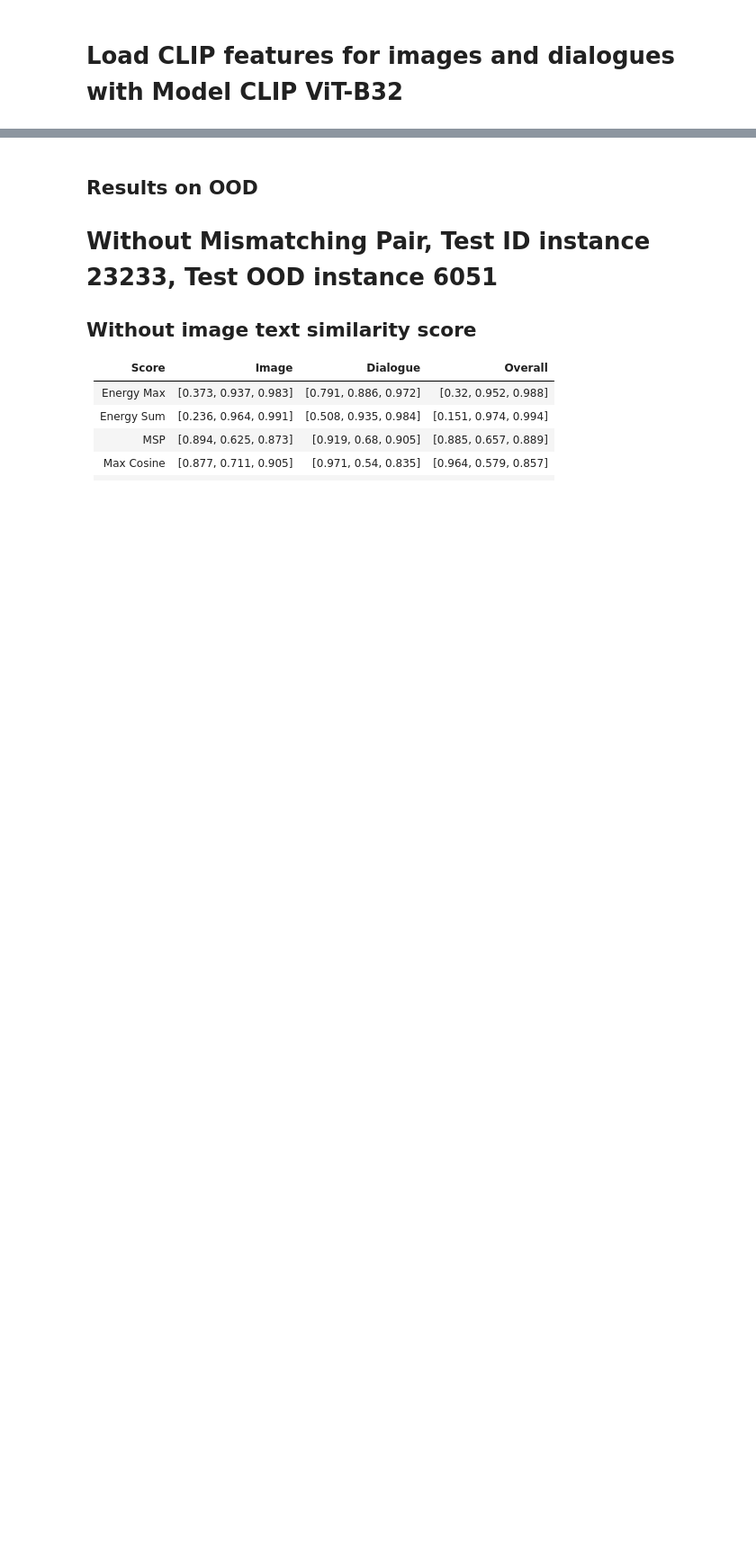
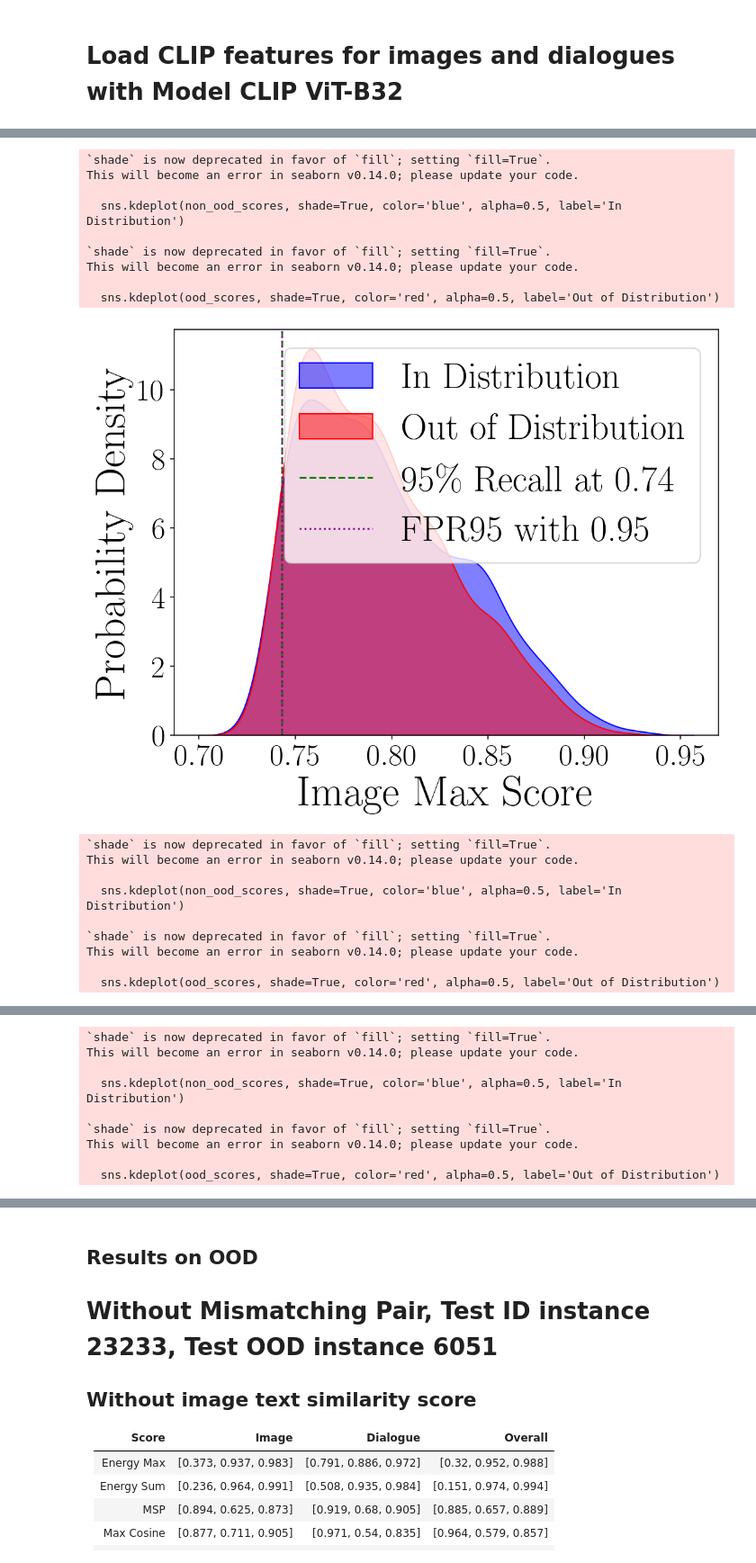
Before and after one commit to wfyitf/multimodal_ood, a Jupyter notebook: notebooks/meld_run.ipynb, the cells around one changed output, grey strips where cells are left out. Shown at 90% size. Saved outputs shown, nothing was run; the diff lists cells and outputs as text; code cells hidden in the pictures; blank space fills up the shorter version.

```diff
--- a/notebooks/meld_run.ipynb
+++ b/notebooks/meld_run.ipynb
@@ -214,8 +208,11 @@ import torch
 import torch.nn as nn
 import torch.optim as optim
 from models.DNN import model
+import importlib
+importlib.reload(model)
 
 image_model_loader = model.model_loader(logger=logger,
+                                  input_size=256,
                                   num_epochs=6,
                                   output_size=len(ind_category),
                                   learning_rate=0.001,
@@ -223,6 +220,7 @@ image_model_loader = model.model_loader(logger=logger,
                                   seed = 20)
 
 dialogue_model_loader = model.model_loader(logger=logger,
+                                    input_size=256,
                                     num_epochs=6,
                                     output_size=len(ind_category),
                                     learning_rate=0.001,
@@ -237,6 +235,6 @@ dialogue_model_loader = model.model_loader(logger=logger,
     X_test_dialogue,
     Y_train,
     Y_test
-) = image_model_loader.create_dataset(data_loader, df_table, add_mismatch = False, mismatch_num = 10000)
+) = image_model_loader.create_dataset(data_loader, df_table, add_mismatch = True, mismatch_num = 500, used_model = model_type)
 
 df_test['image_text_similarity'] = df_test.apply(image_text_similarity, axis=1)
@@ -279,18 +296,37 @@ for score_type in score_type_list:
 # %%
-import importlib
-importlib.reload(plot_figure)
+from utils import plot_figure
 
-score_type = "msp"
+score_type = "energy"
 type = "max"
 mode = "image"
 fpr = 95
 
 plot_figure.plot_score_distribution(df_test, score_type, type, mode="image", fpr=fpr)
 plot_figure.plot_score_distribution(df_test, score_type, type, mode="dialogue", fpr=fpr)
 plot_figure.plot_score_distribution(df_test, score_type, type, mode="overall", fpr=fpr)
 plot_figure.plot_score_distribution(df_test, score_type, type, mode="overall_transform", fpr=fpr)
 #plot_figure.plot_kde_joint_distribution(df_test, score_type, type, mode)
 plot_figure.plot_rough_distribution(df_test, 'image_text_similarity')
 plot_figure.plot_rough_distribution(df_test, f'{score_type}_{type}_{mode}')
 plot_figure.plot_joint_distribution(df_test, score_type, type, mode, id = 1, color = 'blue')
 plot_figure.plot_joint_distribution(df_test, score_type, type, mode, id = 0, color = 'red')
+# %% [output]
+`shade` is now deprecated in favor of `fill`; setting `fill=True`.
+This will become an error in seaborn v0.14.0; please update your code.
+
+  sns.kdeplot(non_ood_scores, shade=True, color='blue', alpha=0.5, label='In Distribution')
+
+`shade` is now deprecated in favor of `fill`; setting `fill=True`.
+This will become an error in seaborn v0.14.0; please update your code.
+
+  sns.kdeplot(ood_scores, shade=True, color='red', alpha=0.5, label='Out of Distribution')
+[figure, added]
+`shade` is now deprecated in favor of `fill`; setting `fill=True`.
+This will become an error in seaborn v0.14.0; please update your code.
+
+  sns.kdeplot(non_ood_scores, shade=True, color='blue', alpha=0.5, label='In Distribution')
+
+`shade` is now deprecated in favor of `fill`; setting `fill=True`.
+This will become an error in seaborn v0.14.0; please update your code.
+
+  sns.kdeplot(ood_scores, shade=True, color='red', alpha=0.5, label='Out of Distribution')
@@ -296,0 +334,9 @@ plot_figure.plot_joint_distribution(df_test, score_type, type, mode, id = 0, col
+`shade` is now deprecated in favor of `fill`; setting `fill=True`.
+This will become an error in seaborn v0.14.0; please update your code.
+
+  sns.kdeplot(non_ood_scores, shade=True, color='blue', alpha=0.5, label='In Distribution')
+
+`shade` is now deprecated in favor of `fill`; setting `fill=True`.
+This will become an error in seaborn v0.14.0; please update your code.
+
+  sns.kdeplot(ood_scores, shade=True, color='red', alpha=0.5, label='Out of Distribution')
```
Also changed, not shown: parts of 22 cells of this notebook, 1 other file.
